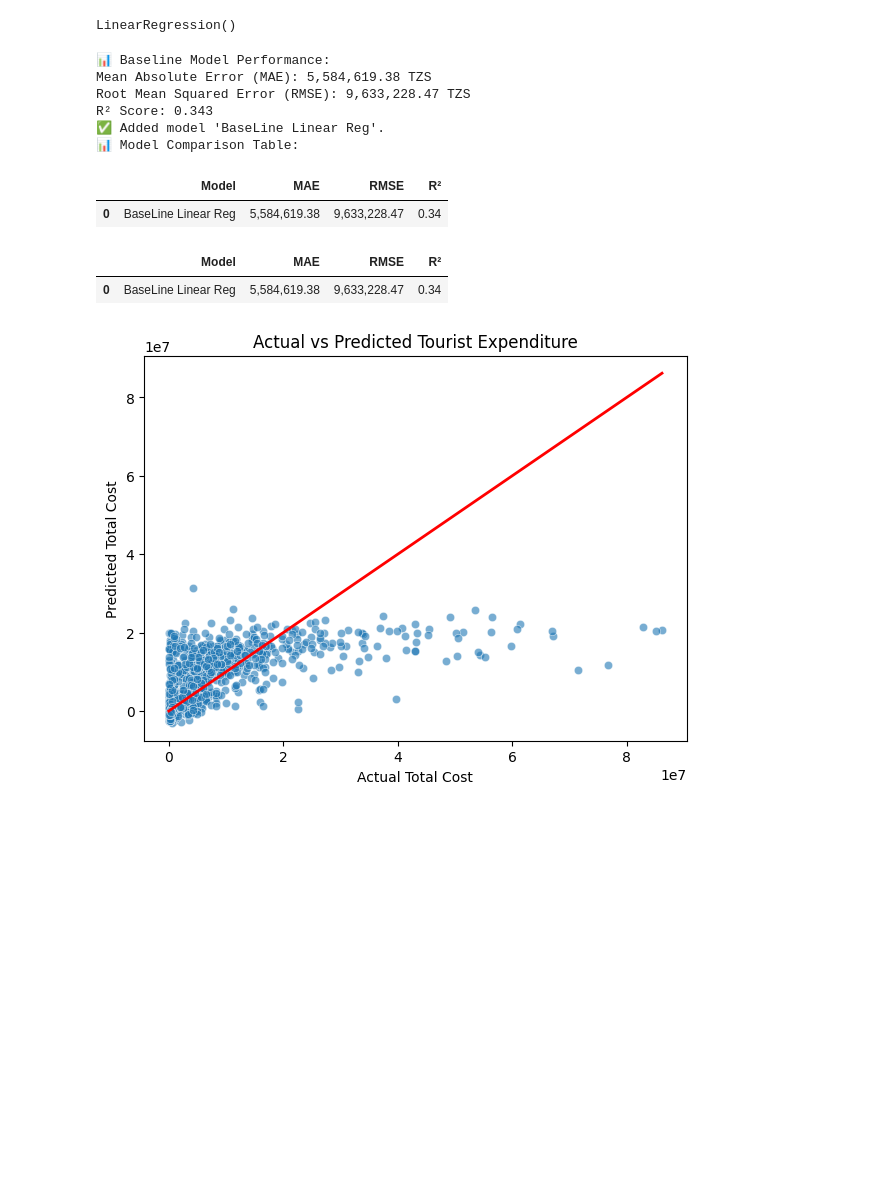
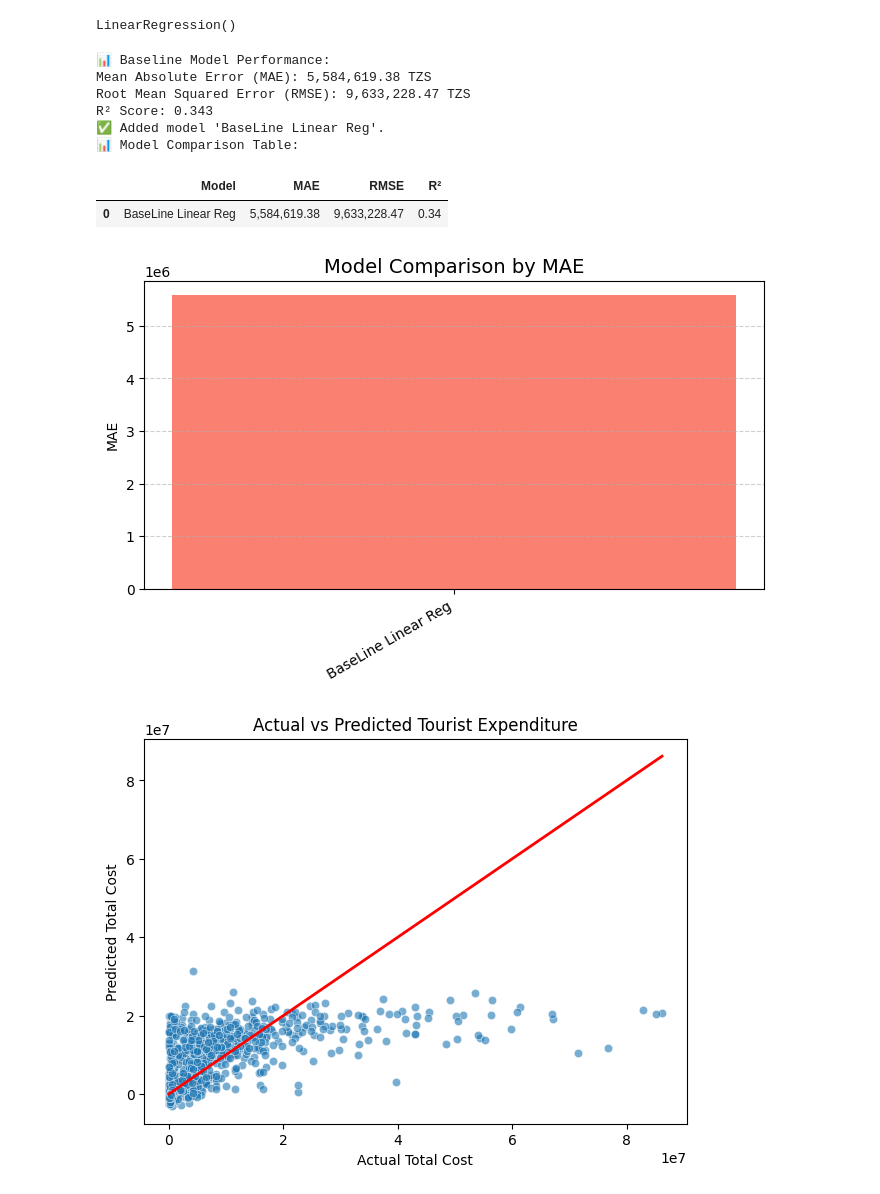
Before and after one commit to Karl-Johann-Jaekel/Machine-Learning-Project-Tourism, a Jupyter notebook: ML-Project.ipynb, the cells around one changed output. Cells and saved outputs as stored; diff of their text form; code cells hidden in the pictures; blank space fills up the shorter version.

```diff
--- a/ML-Project.ipynb
+++ b/ML-Project.ipynb
@@ -1224,21 +1224,21 @@ r2_baseline = r2_score(y_val, y_pred)
 # %%
 print("📊 Baseline Model Performance:")
 print(f"Mean Absolute Error (MAE): {mae_baseline:,.2f} TZS")
 print(f"Root Mean Squared Error (RMSE): {rmse_baseline:,.2f} TZS")
 print(f"R² Score: {r2_baseline:.3f}")
 metrics.add("BaseLine Linear Reg", mae_baseline,rmse_baseline, r2_baseline)
 metrics.show()
+metrics.plot_mae()
 # %% [output]
 📊 Baseline Model Performance:
 Mean Absolute Error (MAE): 5,584,619.38 TZS
 Root Mean Squared Error (RMSE): 9,633,228.47 TZS
 R² Score: 0.343
 ✅ Added model 'BaseLine Linear Reg'.
 📊 Model Comparison Table:
 |  | Model | MAE | RMSE | R² |
 | 0 | BaseLine Linear Reg | 5,584,619.38 | 9,633,228.47 | 0.34 |
-|  | Model | MAE | RMSE | R² |
-| 0 | BaseLine Linear Reg | 5,584,619.38 | 9,633,228.47 | 0.34 |
+[figure, added]
 # %%
 plt.figure(figsize=(7, 5))
 sns.scatterplot(x=y_test, y=y_pred, alpha=0.6)
```
Also changed, not shown: parts of 4 cells of this notebook.
